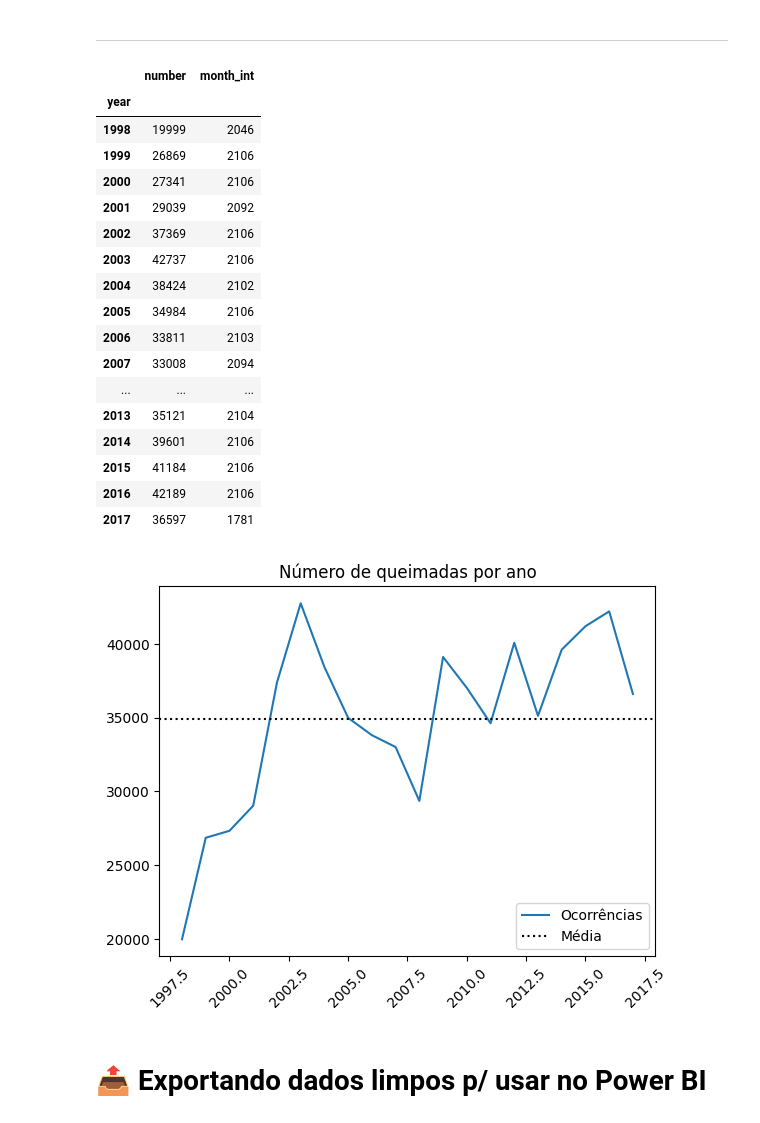
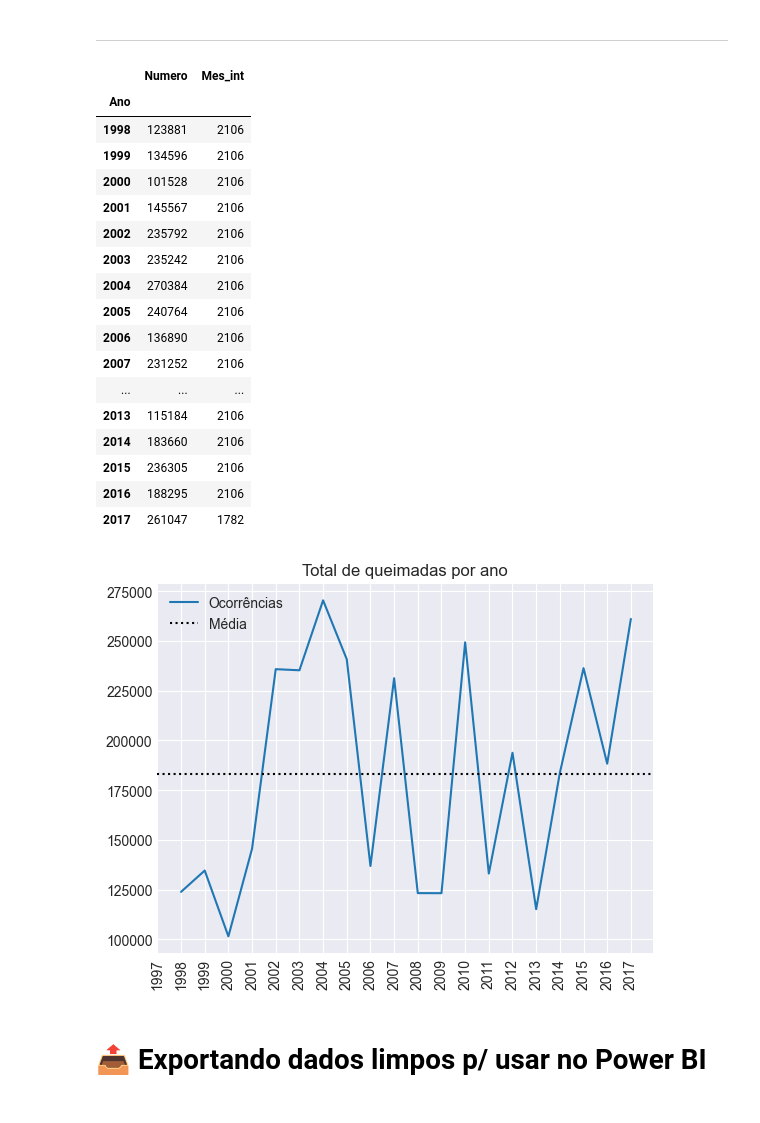
Before and after one commit to pedrorcm/Queimadas_Brasil, a Jupyter notebook: extenso.ipynb, the cells around one changed output. Cells and saved outputs as stored; diff of their text form; code cells hidden in the pictures.

```diff
--- a/extenso.ipynb
+++ b/extenso.ipynb
@@ -449,0 +514,12 @@ len(dados_originais.Estado.unique())
+# %%
+dicionario_regiao = {'Acre':'N', 'Amapá':'N', 'Amazonas':'N', 'Pará':'N', 'Rondônia':'N', 'Roraima':'N', 'Tocantins':'N',
+                    'Alagoas':'NE', 'Bahia':'NE', 'Ceará':'NE', 'Maranhão':'NE', 'Paraíba':'NE', 'Pernambuco':'NE', 'Piauí':'NE',
+                    'Rio Grande do Norte':'NE', 'Sergipe':'NE', 'Espírito Santo':'SE', 'Minas Gerais':'SE', 'Rio de Janeiro':'SE',
+                    'São Paulo':'SE','Goiás':'CO', 'Mato Grosso':'CO', 'Mato Grosso do Sul':'CO','Distrito Federal':'CO',
+                    'Paraná':'S', 'Santa Catarina':'S', 'Rio Grande do Sul':'S'}
+
+dados_originais['Regiao'] = dados_originais.Estado.apply(lambda x: dicionario_regiao.get(x))
+# %%
+dados_originais['Mes_int'] = dados_originais.Mes.apply(lambda x: nomeMes_Numeral(x))
+# %%
+dados_originais['Trimestre'] = dados_originais.Mes_int.apply(lambda x: mes_Trimestre(x))
@@ -629,42 +720,42 @@ plt.show()
 # %% [markdown]
 ___
 # %%
-anos_mais_freq = data.groupby('year').sum()
+anos_mais_freq = dados_originais.groupby('Ano').sum()
 anos_mais_freq
 # %% [output]
-|  | number | month_int |
-| year |  |  |
-| 1998 | 19999 | 2046 |
-| 1999 | 26869 | 2106 |
-| 2000 | 27341 | 2106 |
-| 2001 | 29039 | 2092 |
-| 2002 | 37369 | 2106 |
-| 2003 | 42737 | 2106 |
-| 2004 | 38424 | 2102 |
-| 2005 | 34984 | 2106 |
-| 2006 | 33811 | 2103 |
-| 2007 | 33008 | 2094 |
+|  | Numero | Mes_int |
+| Ano |  |  |
+| 1998 | 123881 | 2106 |
+| 1999 | 134596 | 2106 |
+| 2000 | 101528 | 2106 |
+| 2001 | 145567 | 2106 |
+| 2002 | 235792 | 2106 |
+| 2003 | 235242 | 2106 |
+| 2004 | 270384 | 2106 |
+| 2005 | 240764 | 2106 |
+| 2006 | 136890 | 2106 |
+| 2007 | 231252 | 2106 |
 | ... | ... | ... |
-| 2013 | 35121 | 2104 |
-| 2014 | 39601 | 2106 |
-| 2015 | 41184 | 2106 |
-| 2016 | 42189 | 2106 |
-| 2017 | 36597 | 1781 |
+| 2013 | 115184 | 2106 |
+| 2014 | 183660 | 2106 |
+| 2015 | 236305 | 2106 |
+| 2016 | 188295 | 2106 |
+| 2017 | 261047 | 1782 |
 # %%
-ax= sns.lineplot(anos_mais_freq, x=anos_mais_freq.index, y=anos_mais_freq.number, label='Ocorrências')
+ax= sns.lineplot(anos_mais_freq, x=anos_mais_freq.index, y=anos_mais_freq.Numero, label='Ocorrências')
 
 plt.axhline(anos_mais_freq.mean()[0], color='black', linestyle=':', label='Média')
 
 
-plt.legend(loc='lower right')
+plt.legend()
 plt.xlabel('')
 plt.ylabel('')
-plt.xticks(rotation=45)
-plt.title('Número de queimadas por ano')
+plt.xticks(range(1997,2018,1),rotation=90)
+plt.title('Total de queimadas por ano')
 
 plt.show()
 # %% [output]
-[figure, old version]
+[figure, new version]
 # %% [markdown]
 # 📤 Exportando dados limpos p/ usar no Power BI
 # %% [markdown]
```
Also changed, not shown: parts of 69 cells of this notebook.
